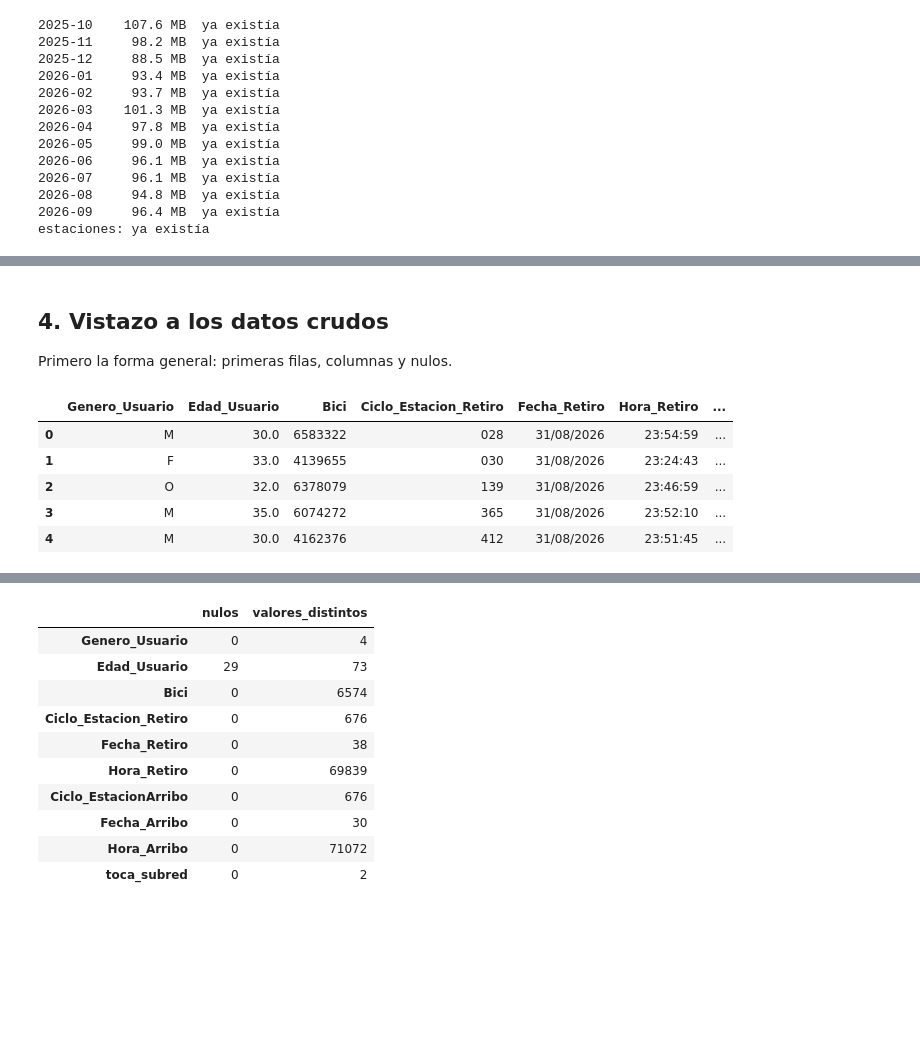
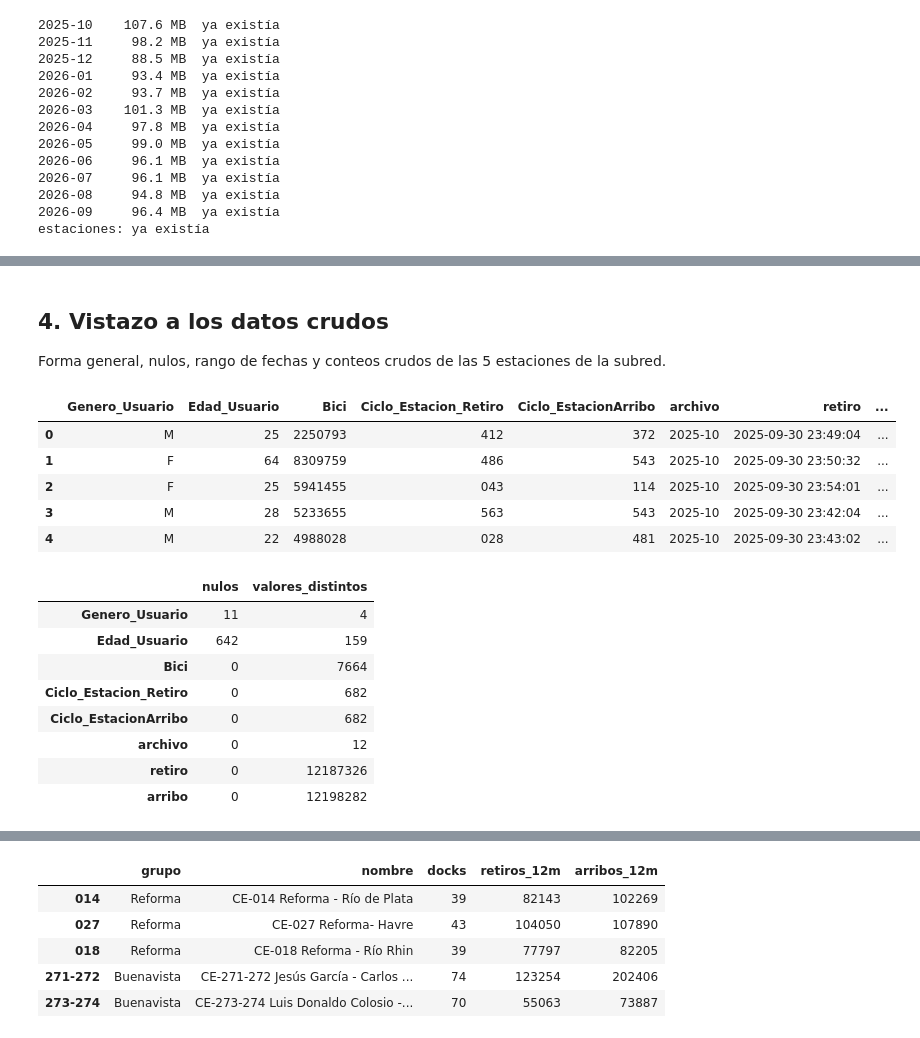
Before and after one commit to roquemorales22u/ECOBICI---STOCHASTIC---OPTIMIZATION, a Jupyter notebook: data_cleaning.ipynb, the cells around one changed output, grey strips where cells are left out. Saved outputs shown, nothing was run; the diff lists cells and outputs as text; code cells hidden in the pictures; blank space fills up the shorter version.

```diff
--- a/data_cleaning.ipynb
+++ b/data_cleaning.ipynb
@@ -14,15 +14,20 @@ Definimos las rutas, las URLs de los 12 meses (las mismas de `pipeline_datos_eco
 from pathlib import Path
 import json
 
+import numpy as np
 import pandas as pd
 import requests
+from pandas.api.types import union_categoricals
 
 pd.set_option("display.max_columns", None)
 
 DIR_TRIPS = Path("data/raw/trips")
+DIR_LIMPIO = Path("data/clean")
+DIR_TABLAS = Path("outputs/tablas")
 RUTA_ESTACIONES = Path("data/raw/station_information.json")
 
 MES_PRINCIPAL = "2026-09"
+INICIO, FIN = "2025-10-01", "2026-10-01"     # ventana de 12 meses por fecha de retiro
 
 BASE = "https://ecobici.cdmx.gob.mx/wp-content/uploads"
 URLS = {
@@ -42,17 +47,16 @@ URLS = {
 URL_ESTACIONES = "https://gbfs.mex.lyftbikes.com/gbfs/en/station_information.json"
 
 SUBRED = {
+    "014": "Reforma",
+    "027": "Reforma",
+    "018": "Reforma",
     "271-272": "Buenavista",
     "273-274": "Buenavista",
-    "266-267": "Buenavista",
-    "268-269": "Buenavista",
-    "014": "Reforma",
-    "474": "Reforma",
-    "027": "Reforma",
-    "018": "Reforma",
-    "017": "Reforma",
-    "015": "Reforma",
 }
+
+COL_RETIRO = "Ciclo_Estacion_Retiro"
+COL_ARRIBO = "Ciclo_EstacionArribo"
+FORMATO = "%d/%m/%Y %H:%M:%S"
 # %% [markdown]
 ## 2. Descarga
 
@@ -118,13 +180,34 @@ Estaciones en el feed: 677
 # %% [markdown]
 ## 4. Vistazo a los datos crudos
 
-Primero la forma general: primeras filas, columnas y nulos.
+Forma general, nulos, rango de fechas y conteos crudos de las 5 estaciones de la subred.
 # %%
-df.head()
+display(df.head())
+display(pd.DataFrame({"nulos": df.isna().sum(), "valores_distintos": df.nunique()}))
+print("Rango de retiro:", df.retiro.min(), "→", df.retiro.max())
+print("Rango de arribo:", df.arribo.min(), "→", df.arribo.max())
+
+info = estaciones.set_index("short_name")
+pd.DataFrame({
+    "grupo": pd.Series(SUBRED),
+    "nombre": info["name"].reindex(list(SUBRED)),
+    "docks": info["capacity"].reindex(list(SUBRED)),
+    "retiros_12m": df[COL_RETIRO].value_counts().reindex(list(SUBRED), fill_value=0),
+    "arribos_12m": df[COL_ARRIBO].value_counts().reindex(list(SUBRED), fill_value=0),
+})
 # %% [output]
-|  | Genero_Usuario | Edad_Usuario | Bici | Ciclo_Estacion_Retiro | Fecha_Retiro | Hora_Retiro | ... |
-| 0 | M | 30.0 | 6583322 | 028 | 31/08/2026 | 23:54:59 | ... |
-| 1 | F | 33.0 | 4139655 | 030 | 31/08/2026 | 23:24:43 | ... |
-| 2 | O | 32.0 | 6378079 | 139 | 31/08/2026 | 23:46:59 | ... |
-| 3 | M | 35.0 | 6074272 | 365 | 31/08/2026 | 23:52:10 | ... |
-| 4 | M | 30.0 | 4162376 | 412 | 31/08/2026 | 23:51:45 | ... |
+|  | Genero_Usuario | Edad_Usuario | Bici | Ciclo_Estacion_Retiro | Ciclo_EstacionArribo | archivo | retiro | ... |
+| 0 | M | 25 | 2250793 | 412 | 372 | 2025-10 | 2025-09-30 23:49:04 | ... |
+| 1 | F | 64 | 8309759 | 486 | 543 | 2025-10 | 2025-09-30 23:50:32 | ... |
+| 2 | F | 25 | 5941455 | 043 | 114 | 2025-10 | 2025-09-30 23:54:01 | ... |
+| 3 | M | 28 | 5233655 | 563 | 543 | 2025-10 | 2025-09-30 23:42:04 | ... |
+| 4 | M | 22 | 4988028 | 028 | 481 | 2025-10 | 2025-09-30 23:43:02 | ... |
+|  | nulos | valores_distintos |
+| Genero_Usuario | 11 | 4 |
+| Edad_Usuario | 642 | 159 |
+| Bici | 0 | 7664 |
+| Ciclo_Estacion_Retiro | 0 | 682 |
+| Ciclo_EstacionArribo | 0 | 682 |
+| archivo | 0 | 12 |
+| retiro | 0 | 12187326 |
+| arribo | 0 | 12198282 |
@@ -131,17 +216,6 @@ df.head()
+|  | grupo | nombre | docks | retiros_12m | arribos_12m |
+| 014 | Reforma | CE-014 Reforma - Río de Plata | 39 | 82143 | 102269 |
+| 027 | Reforma | CE-027 Reforma- Havre | 43 | 104050 | 107890 |
+| 018 | Reforma | CE-018 Reforma - Río Rhin | 39 | 77797 | 82205 |
+| 271-272 | Buenavista | CE-271-272 Jesús García - Carlos ... | 74 | 123254 | 202406 |
+| 273-274 | Buenavista | CE-273-274 Luis Donaldo Colosio -... | 70 | 55063 | 73887 |
-# %%
-pd.DataFrame({
-    "nulos": df.isna().sum(),
-    "valores_distintos": df.nunique(),
-})
-# %% [output]
-|  | nulos | valores_distintos |
-| Genero_Usuario | 0 | 4 |
-| Edad_Usuario | 29 | 73 |
-| Bici | 0 | 6574 |
-| Ciclo_Estacion_Retiro | 0 | 676 |
-| Fecha_Retiro | 0 | 38 |
-| Hora_Retiro | 0 | 69839 |
-| Ciclo_EstacionArribo | 0 | 676 |
-| Fecha_Arribo | 0 | 30 |
-| Hora_Arribo | 0 | 71072 |
-| toca_subred | 0 | 2 |
```
Also changed, not shown: parts of 16 cells of this notebook, 1 other file.
